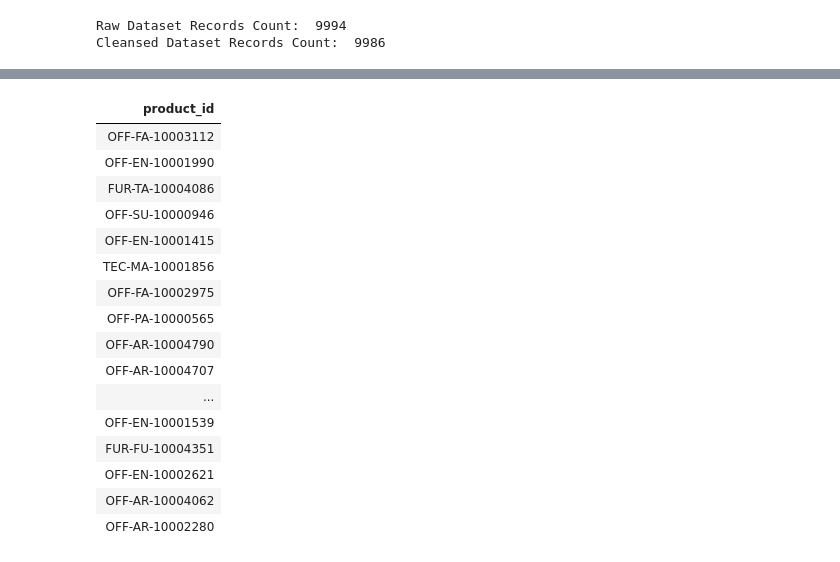
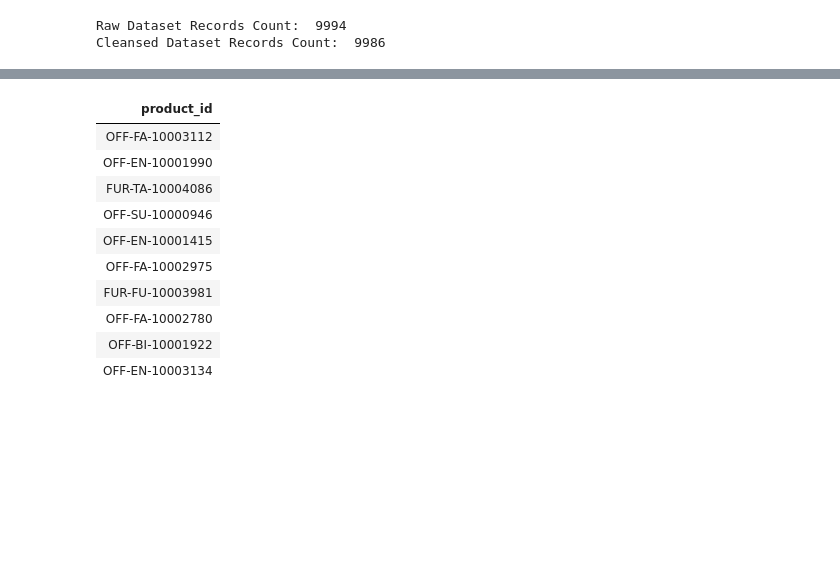
Before and after one commit to arjunsr11/PEI_Assignment, a Jupyter notebook: Data Analysis & Quality Issues.ipynb, the cells around one changed output, grey strips where cells are left out. Cells and saved outputs as stored; diff of their text form; code cells hidden in the pictures; blank space fills up the shorter version.

```diff
--- a/Data Analysis & Quality Issues.ipynb
+++ b/Data Analysis & Quality Issues.ipynb
@@ -162,27 +162,21 @@ from extracted
 # %%
 %sql
 -- orders with product_id in enriched.orders whose product_id has no match in enriched.products
 SELECT o.product_id
 FROM enriched.orders o
 LEFT JOIN enriched.products p
        ON o.product_id = p.product_id
 WHERE p.product_id IS NULL
-GROUP By 1
+GROUP By 1 limit 10
 # %% [output]
 | product_id |
 | OFF-FA-10003112 |
 | OFF-EN-10001990 |
 | FUR-TA-10004086 |
 | OFF-SU-10000946 |
 | OFF-EN-10001415 |
-| TEC-MA-10001856 |
 | OFF-FA-10002975 |
-| OFF-PA-10000565 |
-| OFF-AR-10004790 |
-| OFF-AR-10004707 |
-| ... |
-| OFF-EN-10001539 |
-| FUR-FU-10004351 |
-| OFF-EN-10002621 |
-| OFF-AR-10004062 |
-| OFF-AR-10002280 |
+| FUR-FU-10003981 |
+| OFF-FA-10002780 |
+| OFF-BI-10001922 |
+| OFF-EN-10003134 |
```
Also changed, not shown: parts of 2 cells of this notebook, 3 other files.
